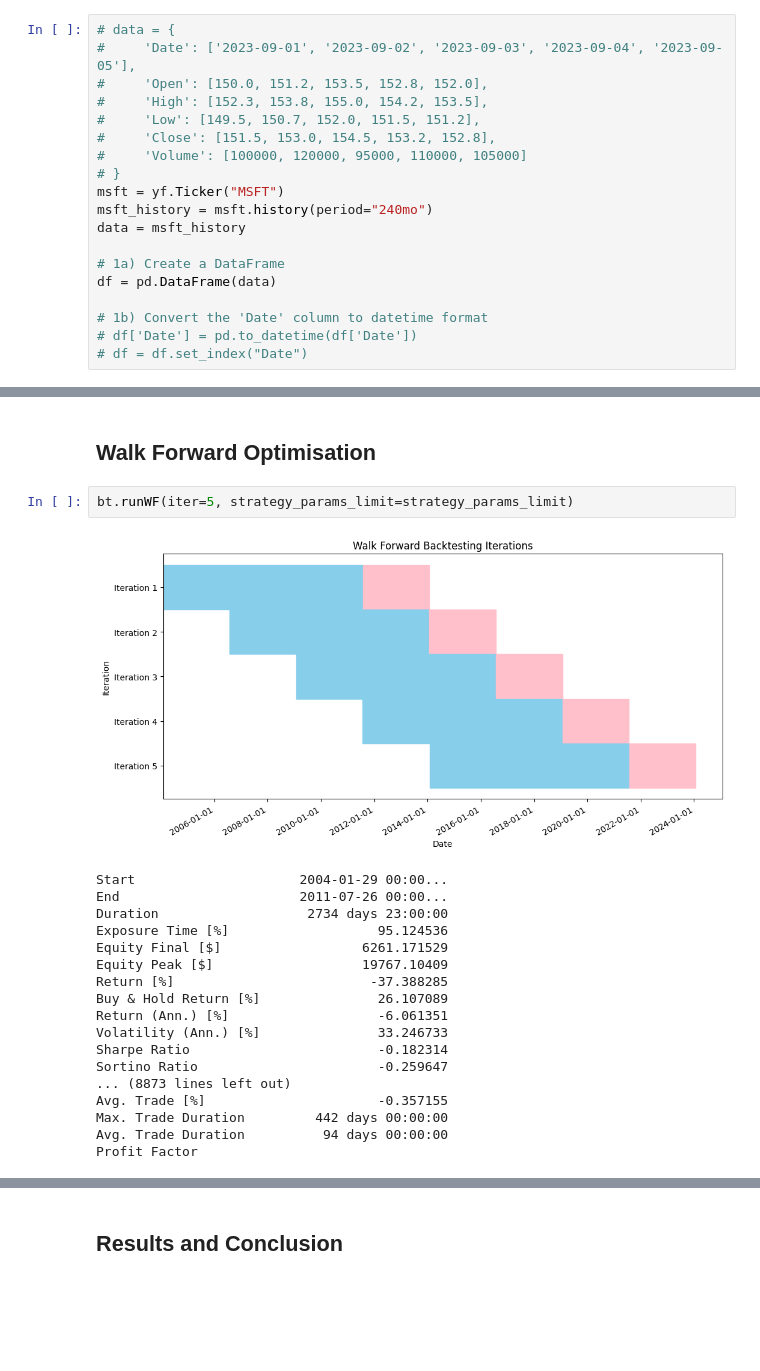
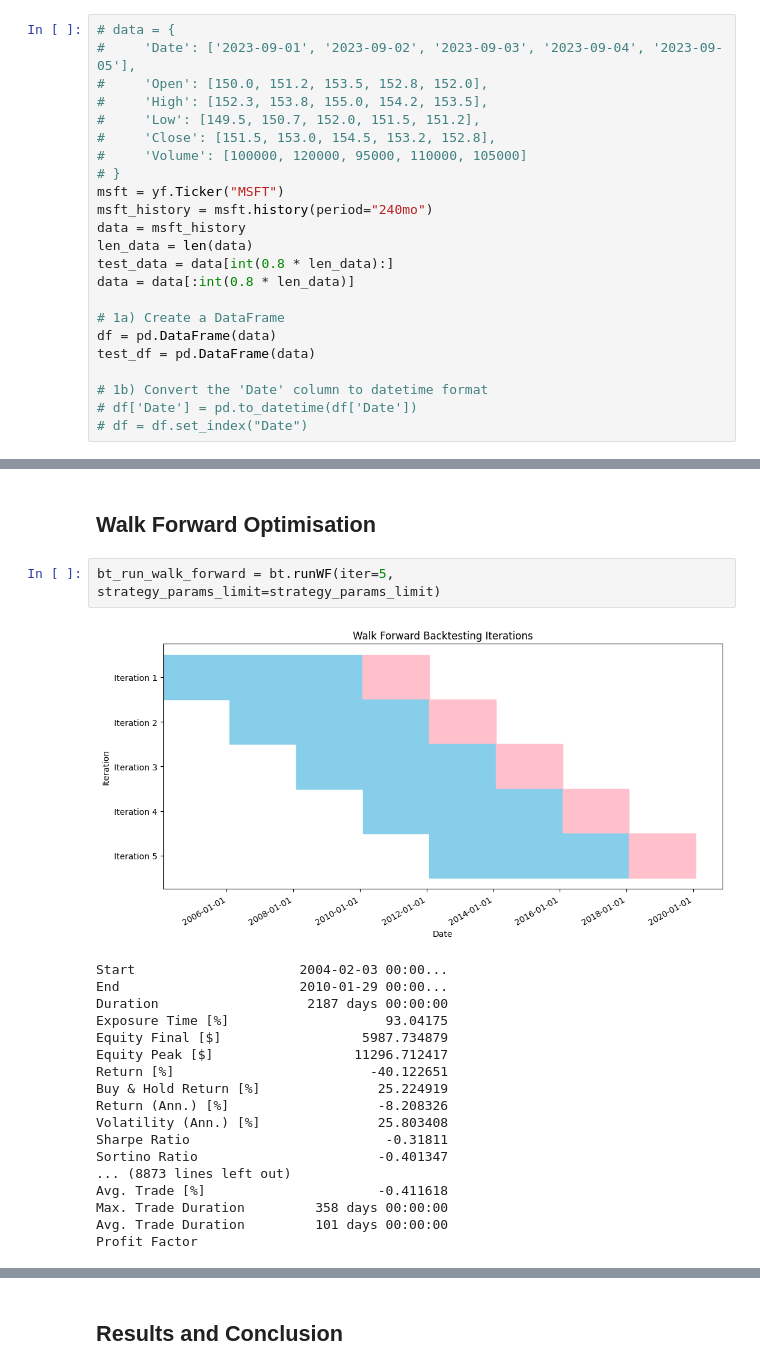
Before and after one commit to NUSFintechQuant/AY2324S1-Backtesting-SOP, a Jupyter notebook: Backtesting SOP.ipynb, the cells around one changed output, grey strips where cells are left out. Cells and saved outputs as stored; diff of their text form; blank space fills up the shorter version.

```diff
--- a/Backtesting SOP.ipynb
+++ b/Backtesting SOP.ipynb
@@ -18,9 +27,13 @@ import yfinance as yf
 msft = yf.Ticker("MSFT")
 msft_history = msft.history(period="240mo")
 data = msft_history
+len_data = len(data)
+test_data = data[int(0.8 * len_data):]
+data = data[:int(0.8 * len_data)]
 
 # 1a) Create a DataFrame
 df = pd.DataFrame(data)
+test_df = pd.DataFrame(data)
 
 # 1b) Convert the 'Date' column to datetime format
 # df['Date'] = pd.to_datetime(df['Date'])
@@ -127,23 +213,23 @@ dtype: object
 # %% [markdown]
 ## Walk Forward Optimisation
 # %%
-bt.runWF(iter=5, strategy_params_limit=strategy_params_limit)
+bt_run_walk_forward = bt.runWF(iter=5, strategy_params_limit=strategy_params_limit)
 # %% [output]
-[figure, old version]
+[figure, new version]
-Start                     2004-01-29 00:00...
-End                       2011-07-26 00:00...
-Duration                   2734 days 23:00:00
-Exposure Time [%]                   95.124536
-Equity Final [$]                  6261.171529
-Equity Peak [$]                   19767.10409
-Return [%]                         -37.388285
-Buy & Hold Return [%]               26.107089
-Return (Ann.) [%]                   -6.061351
-Volatility (Ann.) [%]               33.246733
-Sharpe Ratio                        -0.182314
-Sortino Ratio                       -0.259647
+Start                     2004-02-03 00:00...
+End                       2010-01-29 00:00...
+Duration                   2187 days 00:00:00
+Exposure Time [%]                    93.04175
+Equity Final [$]                  5987.734879
+Equity Peak [$]                  11296.712417
+Return [%]                         -40.122651
+Buy & Hold Return [%]               25.224919
+Return (Ann.) [%]                   -8.208326
+Volatility (Ann.) [%]               25.803408
+Sharpe Ratio                         -0.31811
+Sortino Ratio                       -0.401347
 ... (8873 lines left out)
-Avg. Trade [%]                      -0.357155
-Max. Trade Duration         442 days 00:00:00
-Avg. Trade Duration          94 days 00:00:00
+Avg. Trade [%]                      -0.411618
+Max. Trade Duration         358 days 00:00:00
+Avg. Trade Duration         101 days 00:00:00
 Profit Factor
```
Also changed, not shown: parts of 19 cells of this notebook, 1 other file.
